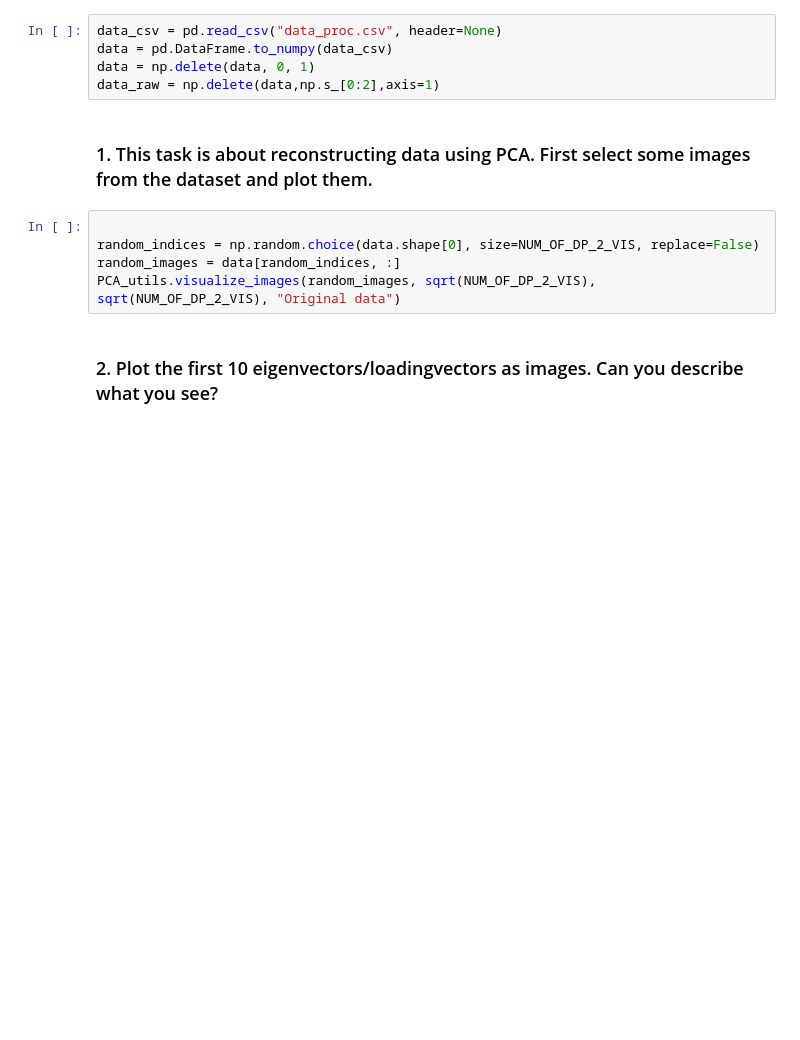
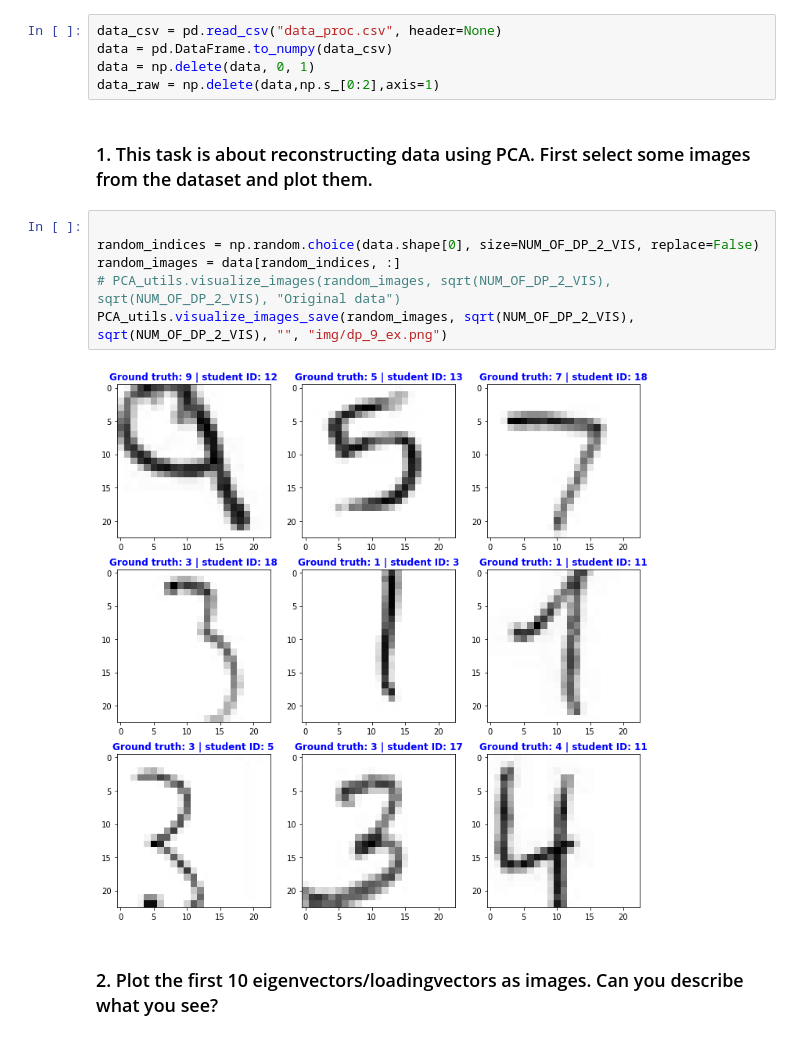
Before and after one commit to vmstavens/sm_pca, a Jupyter notebook: PCA_ex4.ipynb, the cells around one changed output. Drawn from its saved outputs; the diff is of its cells as text; blank space fills up the shorter version.

```diff
--- a/PCA_ex4.ipynb
+++ b/PCA_ex4.ipynb
@@ -19,8 +19,11 @@ data_raw = np.delete(data,np.s_[0:2],axis=1)
 # %%
 
 random_indices = np.random.choice(data.shape[0], size=NUM_OF_DP_2_VIS, replace=False)
 random_images = data[random_indices, :]
-PCA_utils.visualize_images(random_images, sqrt(NUM_OF_DP_2_VIS), sqrt(NUM_OF_DP_2_VIS), "Original data")
+# PCA_utils.visualize_images(random_images, sqrt(NUM_OF_DP_2_VIS), sqrt(NUM_OF_DP_2_VIS), "Original data")
+PCA_utils.visualize_images_save(random_images, sqrt(NUM_OF_DP_2_VIS), sqrt(NUM_OF_DP_2_VIS), "", "img/dp_9_ex.png")
+# %% [output]
+[figure, added]
 # %% [markdown]
 ### 2. Plot the first 10 eigenvectors/loadingvectors as images. Can you describe what you see?
 # %%
```
Also changed, not shown: parts of 4 cells of this notebook, 1 other file.
